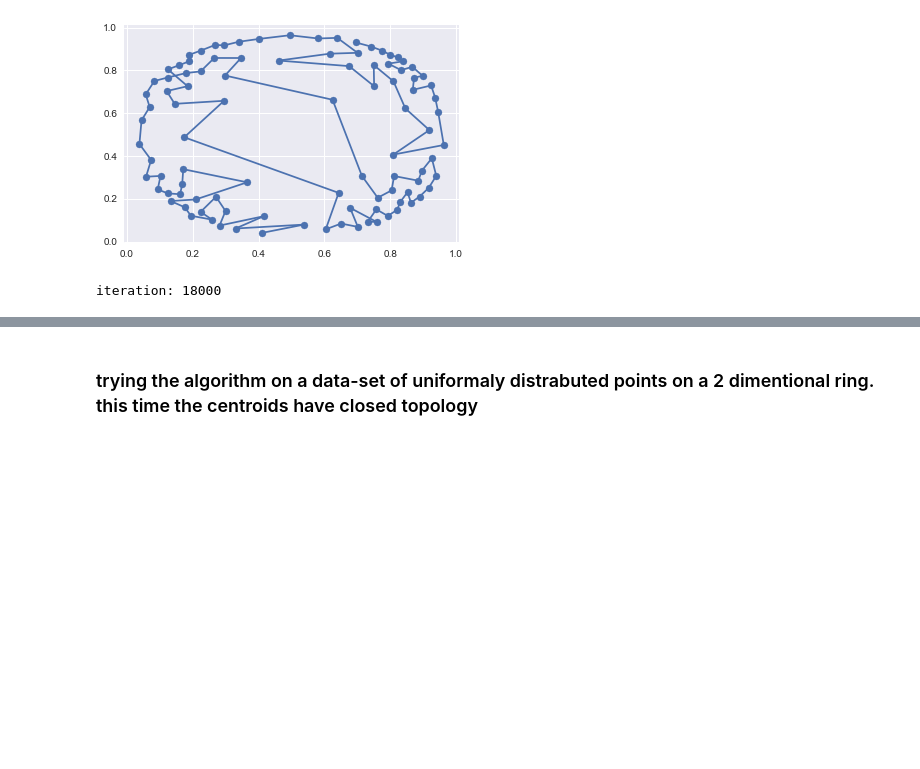
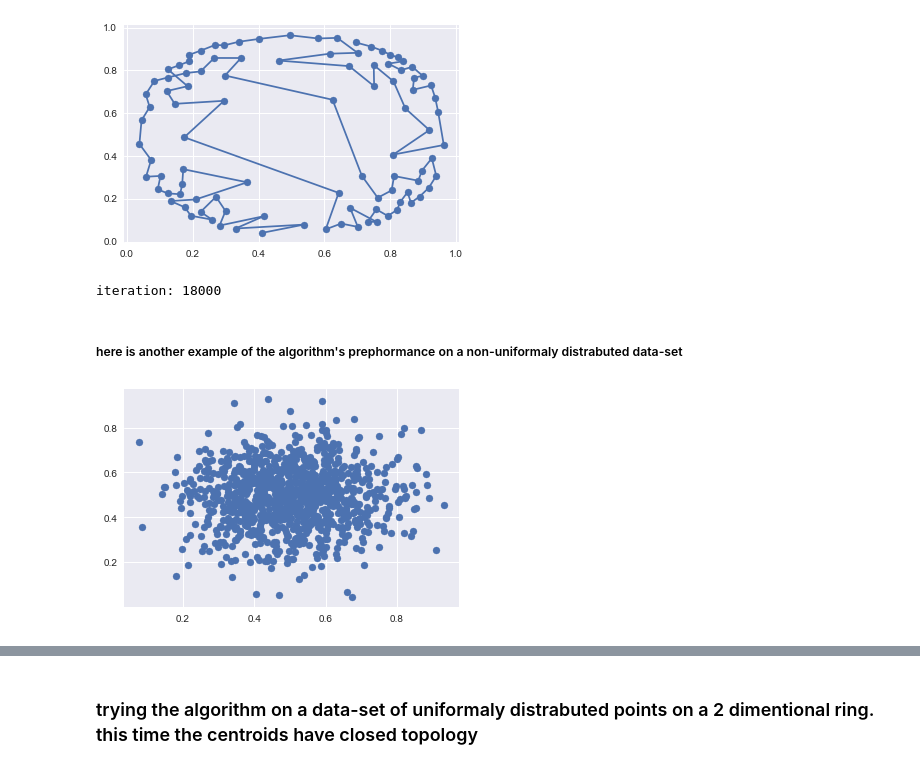
Before and after one commit to Israel0545488592/NeuralComputing2, a Jupyter notebook: Main_program .ipynb, the cells around one changed output, grey strips where cells are left out. Saved outputs shown, nothing was run; the diff lists cells and outputs as text; code cells hidden in the pictures; blank space fills up the shorter version.

```diff
--- a/Main_program .ipynb
+++ b/Main_program .ipynb
@@ -125,3 +125,11 @@ iteration: 12000
 iteration: 15000
 [figure]
 iteration: 18000
+# %% [markdown]
+##### here is another example of the algorithm's prephormance on a non-uniformaly distrabuted data-set
+# %%
+data = genData.create_A2(size = 1000, seed = seed, rng_type = "normal", scale = 0.14)
+plt.scatter(data[:,0], data[:,1])
+plt.show()
+# %% [output]
+[figure, added]
```
Also changed, not shown: parts of 9 cells of this notebook.
